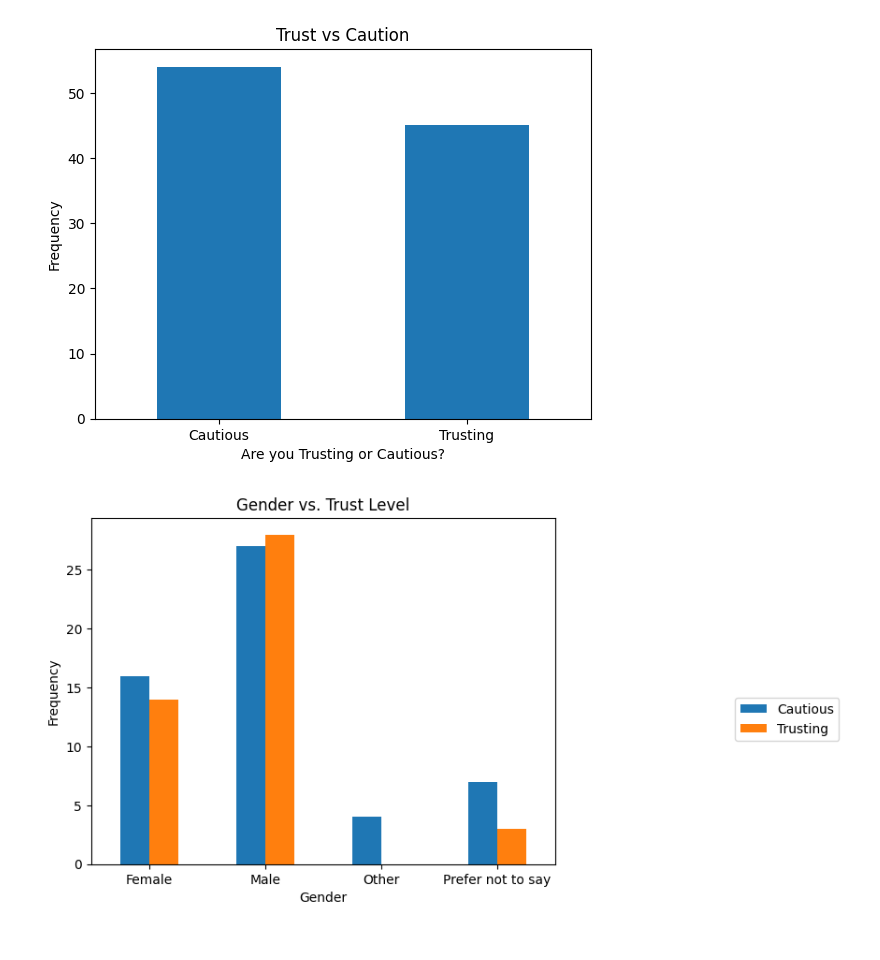
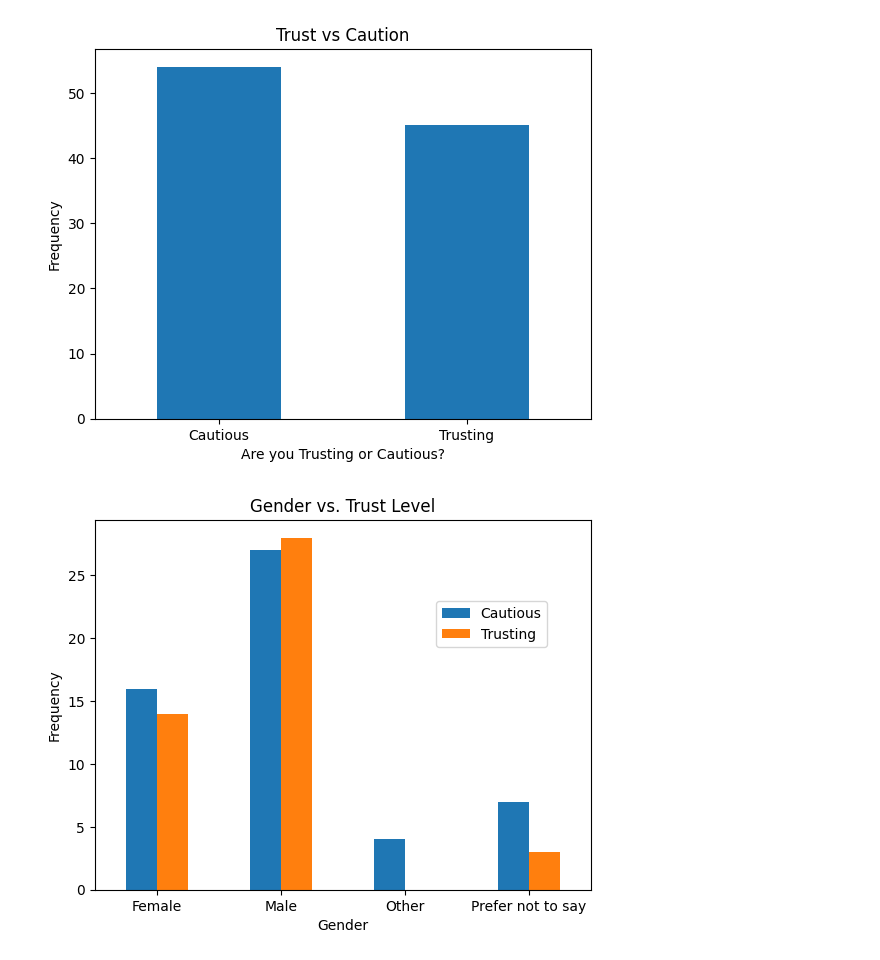
Before and after one commit to Spartanlasergun/psyche, a Jupyter notebook: Trust_vs_Caution/Trust vs Caution.ipynb, the cells around one changed output. Cells and saved outputs as stored; diff of their text form; code cells hidden in the pictures.

Commit message:
fixed legend in images

```diff
--- a/Trust_vs_Caution/Trust vs Caution.ipynb
+++ b/Trust_vs_Caution/Trust vs Caution.ipynb
@@ -82,27 +82,27 @@ plt.show()
 # %%
 trust_by_gender = pd.crosstab(data['What is your Gender?'], data['With respect to interpersonal relationships, would you describe yourself as trusting or cautious?'])
 
 # Create a bar graph of the contingency table
 ax = trust_by_gender.plot(kind='bar')
 
 # Set the axis labels and title
 ax.set_xlabel('Gender')
 ax.set_ylabel('Frequency')
 ax.set_title('Gender vs. Trust Level')
 
 # Set the position of the legend
-ax.legend(loc='upper center', bbox_to_anchor=(1.5, 0.5), ncol=1)
+ax.legend(loc='upper center', bbox_to_anchor=(0.8, 0.8), ncol=1)
 
 # Rotate the x-axis tick labels
 plt.xticks(rotation=0)
 
 fig4 = plt.gcf()
 fig4.savefig('Gender_vs_Trust_Level.png', dpi=300)
 
 # Show the plot
 plt.show()
 # %% [output]
-[figure, old version]
+[figure, new version]
 # %%
 trust_by_age = pd.crosstab(data['What is your Age?'], data['With respect to interpersonal relationships, would you describe yourself as trusting or cautious?'])
 
```
Also changed, not shown: parts of 1 cell of this notebook, 2 other files.
